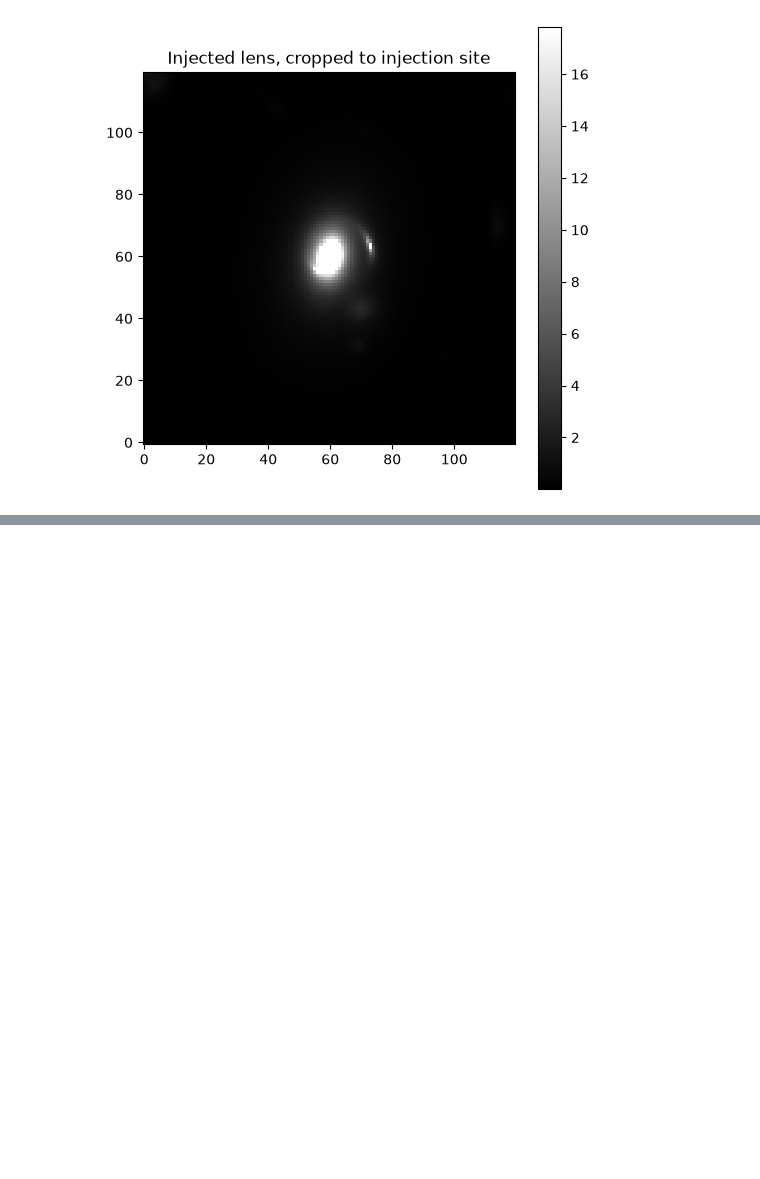
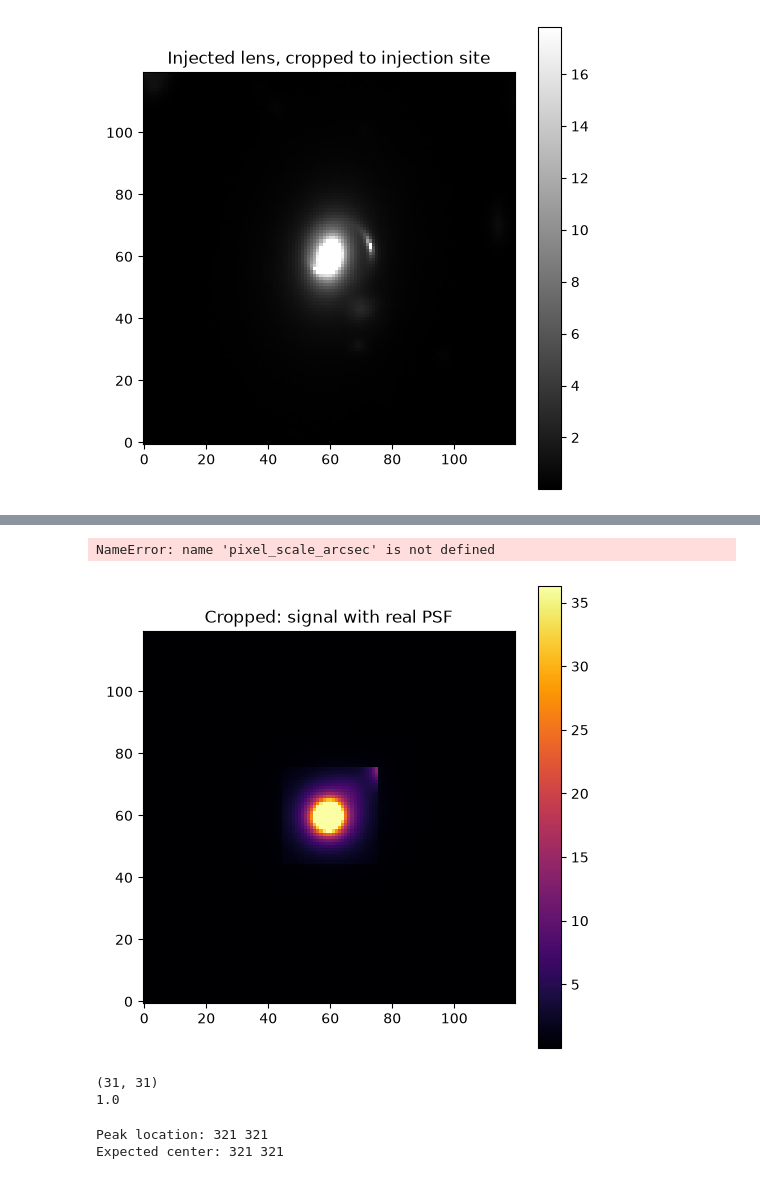
Before and after one commit to ekanshgouttam/gravitational-lens-engine, a Jupyter notebook: notebooks/03_hsc_real_backgrounds.ipynb, the cells around one changed output, grey strips where cells are left out. Cells and saved outputs as stored; diff of their text form; code cells hidden in the pictures; blank space fills up the shorter version.

```diff
--- a/notebooks/03_hsc_real_backgrounds.ipynb
+++ b/notebooks/03_hsc_real_backgrounds.ipynb
@@ -132,0 +204,60 @@ plt.show()
+# %%
+from lenstronomy.SimulationAPI.sim_api import SimAPI
+kwargs_data_pixel_psf = {
+    'pixel_scale': pixel_scale_arcsec,
+    'exposure_time': 100,
+    'magnitude_zero_point': 25.0,
+    'sky_brightness': 30.0,
+    'read_noise': 0.001,
+    'ccd_gain': 2.5,
+    'psf_type': 'PIXEL',
+    'kernel_point_source': psf_stamp_normalized
+}
+
+numPix_test = min(image_data.shape)
+
+sim_api_pixel = SimAPI(numpix=numPix_test, kwargs_single_band=kwargs_data_pixel_psf, kwargs_model={
+    'lens_model_list': ['SIE'],
+    'source_light_model_list': ['SERSIC_ELLIPSE'],
+    'lens_light_model_list': ['SERSIC_ELLIPSE']
+})
+
+image_model_pixel = sim_api_pixel.image_model_class()
+signal_real_psf = image_model_pixel.image(
+    kwargs_lens=[{'theta_E': 1.2, 'e1': 0.1, 'e2': 0.05, 'center_x': 0.0, 'center_y': 0.0}],
+    kwargs_source=[{'amp': 120, 'R_sersic': 0.3, 'n_sersic': 1.5, 'e1': 0.05, 'e2': -0.05, 'center_x': 0.5, 'center_y': 0.5}],
+    kwargs_lens_light=[{'amp': 300, 'R_sersic': 0.8, 'n_sersic': 4, 'e1': 0.05, 'e2': -0.02, 'center_x': 0.0, 'center_y': 0.0}]
+)
+
+plt.figure(figsize=(6, 6))
+plt.imshow(signal_real_psf, cmap='inferno', origin='lower', vmax=np.percentile(signal_real_psf, 99.5))
+plt.colorbar()
+plt.title("Simulated signal, convolved with REAL extracted PSF")
+plt.show()
+# %% [output]
+NameError: name 'pixel_scale_arcsec' is not defined
+# %%
+c = numPix_test // 2
+crop_size = 60
+signal_cropped = signal_real_psf[c - crop_size:c + crop_size, c - crop_size:c + crop_size]
+
+plt.figure(figsize=(6, 6))
+plt.imshow(signal_cropped, cmap='inferno', origin='lower', vmax=np.percentile(signal_cropped, 99.5))
+plt.colorbar()
+plt.title("Cropped: signal with real PSF")
+plt.show()
+# %% [output]
+[figure, added]
+# %%
+print(psf_stamp.shape)
+print(psf_stamp_normalized.sum())
+# %% [output]
+(31, 31)
+1.0
+# %%
+peak_y, peak_x = np.unravel_index(np.argmax(signal_real_psf), signal_real_psf.shape)
+print("Peak location:", peak_x, peak_y)
+print("Expected center:", numPix_test // 2, numPix_test // 2)
+# %% [output]
+Peak location: 321 321
+Expected center: 321 321
```
Also changed, not shown: parts of 37 cells of this notebook, 1 other file.
